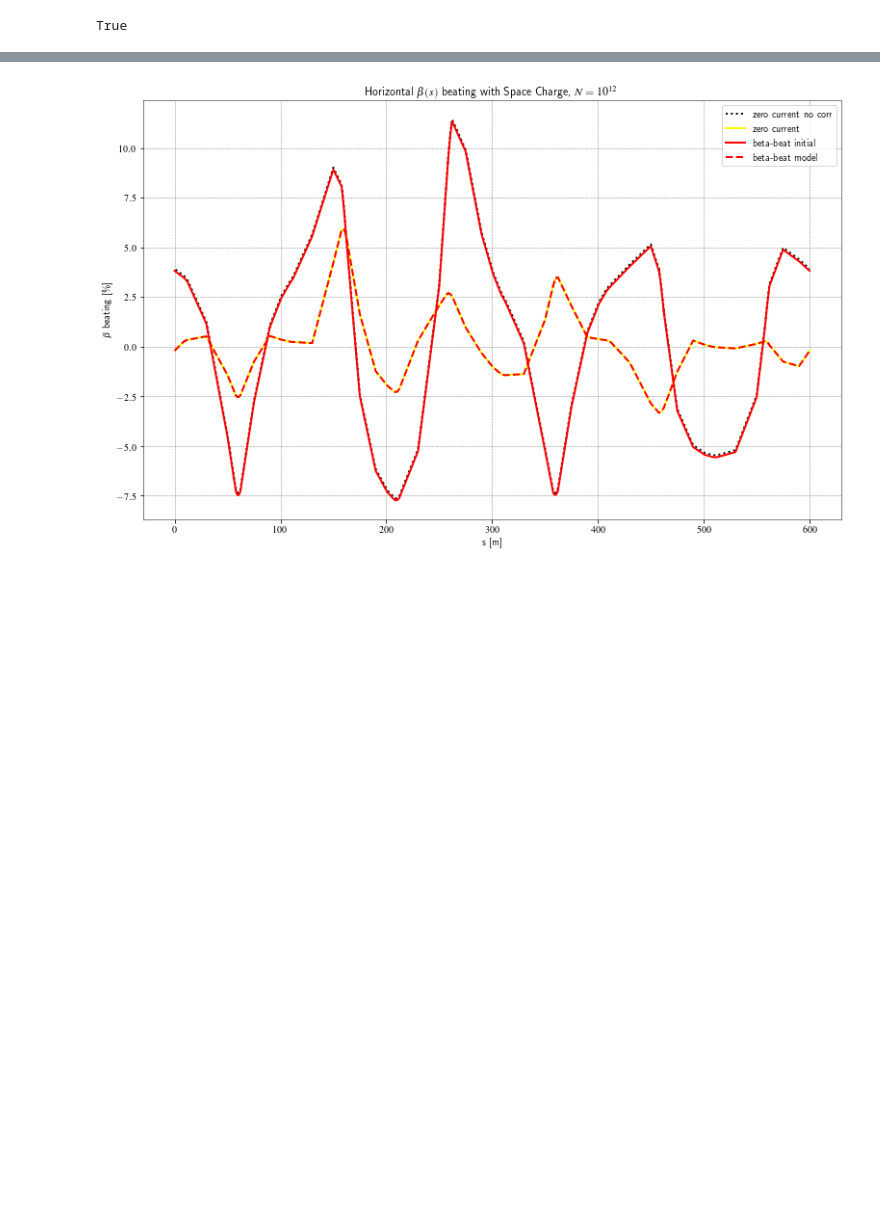
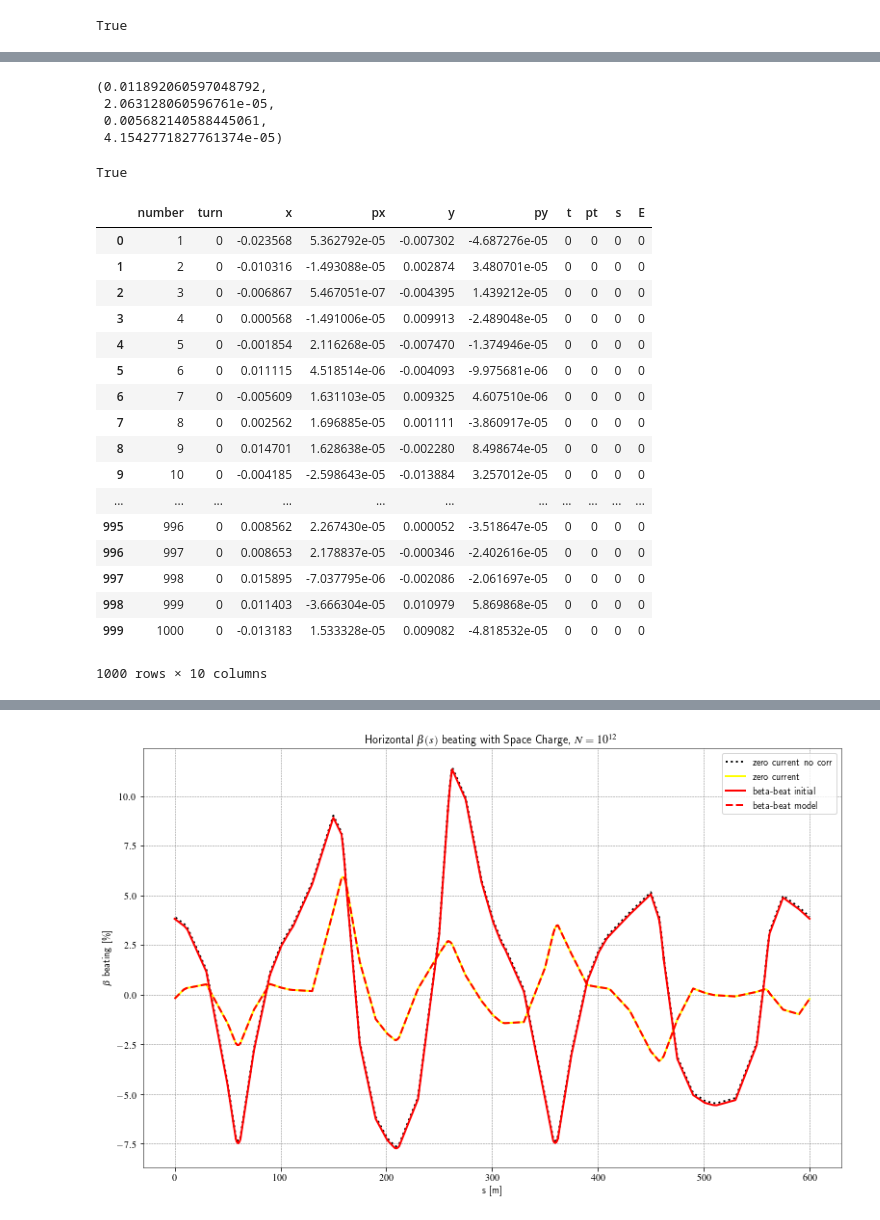
Before and after one commit to drabusov/beta-beating, a Jupyter notebook: FODO.ipynb, the cells around one changed output, grey strips where cells are left out. Saved outputs shown, nothing was run; the diff lists cells and outputs as text; code cells hidden in the pictures; blank space fills up the shorter version.

```diff
--- a/FODO.ipynb
+++ b/FODO.ipynb
@@ -477,0 +478,35 @@ plt.show()
+# %%
+be_x,ge_x,be_y,ge_y
+# %% [output]
+(0.011892060597048792,
+ 2.063128060596761e-05,
+ 0.005682140588445061,
+ 4.1542771827761374e-05)
+# %%
+E = 10**(-6)
+be_x,ge_x = np.sqrt(DF1["betx"][0]*E), np.sqrt((DF1["alfx"][0]**2+1)/DF1["betx"][0]**2*E)
+be_y,ge_y = np.sqrt(DF1["bety"][0]*E), np.sqrt((DF1["alfy"][0]**2+1)/DF1["bety"][0]**2*E)
+
+params_str = "be_x:={}; ge_x:={}; be_y:={}; ge_y:={};".format(be_x,ge_x,be_y,ge_y)
+
+track_str = '''
+
+track, onepass=true, onetable = true, file = "record.txt";
+
+i=1;
+while (i<=1000)
+{
+start, x=be_x*gauss(),px=ge_x*gauss(),y=be_y*gauss(),py=ge_y*gauss(), t=0.0, pt = 0.0;
+i=i+1;
+}
+
+//observe, place=fodo$start;
+
+run, turns=100,ffile=100;
+//run, turns=2;
+endtrack;
+'''
+madx.input(params_str)
+madx.input(track_str)
+# %% [output]
+True
@@ -477,0 +518,21 @@ plt.show()
+# %%
+df1
+# %% [output]
+|  | number | turn | x | px | y | py | t | pt | s | E |
+| 0 | 1 | 0 | -0.023568 | 5.362792e-05 | -0.007302 | -4.687276e-05 | 0 | 0 | 0 | 0 |
+| 1 | 2 | 0 | -0.010316 | -1.493088e-05 | 0.002874 | 3.480701e-05 | 0 | 0 | 0 | 0 |
+| 2 | 3 | 0 | -0.006867 | 5.467051e-07 | -0.004395 | 1.439212e-05 | 0 | 0 | 0 | 0 |
+| 3 | 4 | 0 | 0.000568 | -1.491006e-05 | 0.009913 | -2.489048e-05 | 0 | 0 | 0 | 0 |
+| 4 | 5 | 0 | -0.001854 | 2.116268e-05 | -0.007470 | -1.374946e-05 | 0 | 0 | 0 | 0 |
+| 5 | 6 | 0 | 0.011115 | 4.518514e-06 | -0.004093 | -9.975681e-06 | 0 | 0 | 0 | 0 |
+| 6 | 7 | 0 | -0.005609 | 1.631103e-05 | 0.009325 | 4.607510e-06 | 0 | 0 | 0 | 0 |
+| 7 | 8 | 0 | 0.002562 | 1.696885e-05 | 0.001111 | -3.860917e-05 | 0 | 0 | 0 | 0 |
+| 8 | 9 | 0 | 0.014701 | 1.628638e-05 | -0.002280 | 8.498674e-05 | 0 | 0 | 0 | 0 |
+| 9 | 10 | 0 | -0.004185 | -2.598643e-05 | -0.013884 | 3.257012e-05 | 0 | 0 | 0 | 0 |
+| ... | ... | ... | ... | ... | ... | ... | ... | ... | ... | ... |
+| 995 | 996 | 0 | 0.008562 | 2.267430e-05 | 0.000052 | -3.518647e-05 | 0 | 0 | 0 | 0 |
+| 996 | 997 | 0 | 0.008653 | 2.178837e-05 | -0.000346 | -2.402616e-05 | 0 | 0 | 0 | 0 |
+| 997 | 998 | 0 | 0.015895 | -7.037795e-06 | -0.002086 | -2.061697e-05 | 0 | 0 | 0 | 0 |
+| 998 | 999 | 0 | 0.011403 | -3.666304e-05 | 0.010979 | 5.869868e-05 | 0 | 0 | 0 | 0 |
+| 999 | 1000 | 0 | -0.013183 | 1.533328e-05 | 0.009082 | -4.818532e-05 | 0 | 0 | 0 | 0 |
+1000 rows × 10 columns
```
Also changed, not shown: parts of 5 cells of this notebook.
